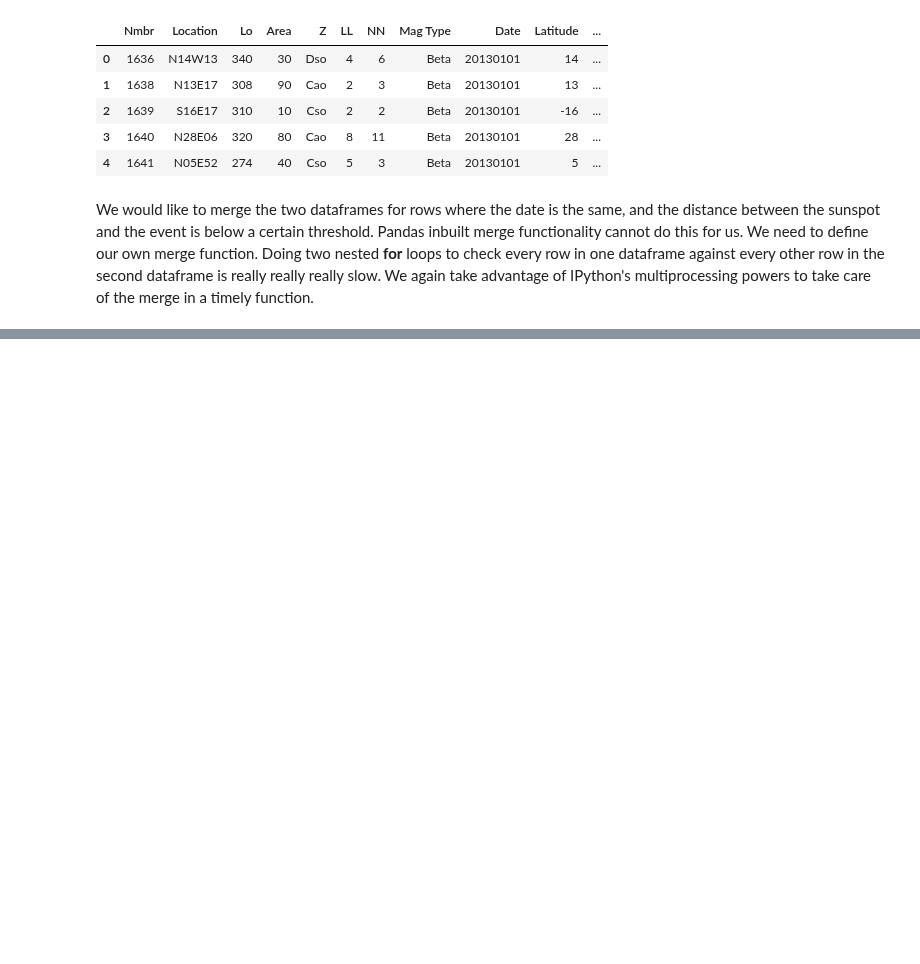
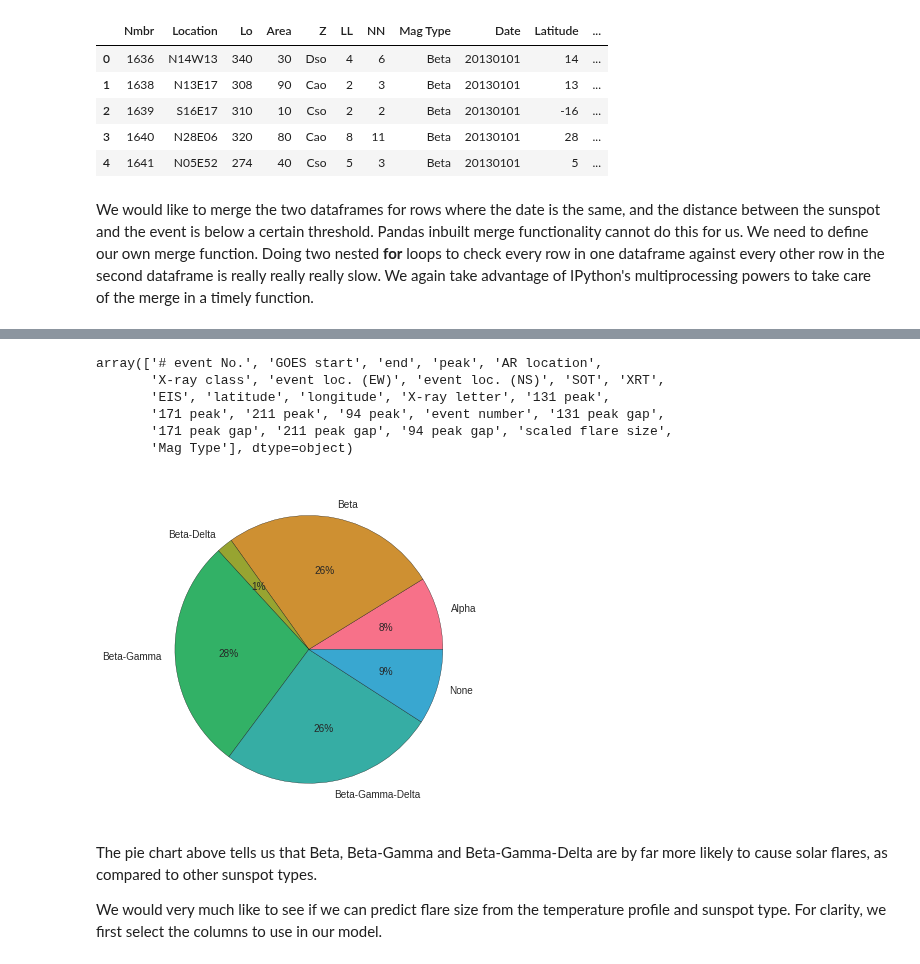
Before and after one commit to Nschanche/Flare_peaks, a Jupyter notebook: flare_project.ipynb, the cells around one changed output, grey strips where cells are left out. Drawn from its saved outputs; the diff is of its cells as text; code cells hidden in the pictures; blank space fills up the shorter version.

```diff
--- a/flare_project.ipynb
+++ b/flare_project.ipynb
@@ -1125,0 +1127,21 @@ Total with nonempty Mag Type: 279
+# %%
+merged.columns.values
+# %% [output]
+array(['# event No.', 'GOES start', 'end', 'peak', 'AR location',
+       'X-ray class', 'event loc. (EW)', 'event loc. (NS)', 'SOT', 'XRT',
+       'EIS', 'latitude', 'longitude', 'X-ray letter', '131 peak',
+       '171 peak', '211 peak', '94 peak', 'event number', '131 peak gap',
+       '171 peak gap', '211 peak gap', '94 peak gap', 'scaled flare size',
+       'Mag Type'], dtype=object)
+# %%
+t = merged.groupby("Mag Type").size()
+
+plt.figure(figsize=(10,6))
+plt.subplot(aspect=True)
+plt.pie(t, labels=t.index.values, autopct='%i%%', colors = sns.color_palette("husl", 8));
+# %% [output]
+[figure, added]
+# %% [markdown]
+The pie chart above tells us that Beta, Beta-Gamma and Beta-Gamma-Delta are by far more likely to cause solar flares, as compared to other sunspot types.
+
+We would very much like to see if we can predict flare size from the temperature profile and sunspot type. For clarity, we first select the columns to use in our model.
```
Also changed, not shown: parts of 10 cells of this notebook.
